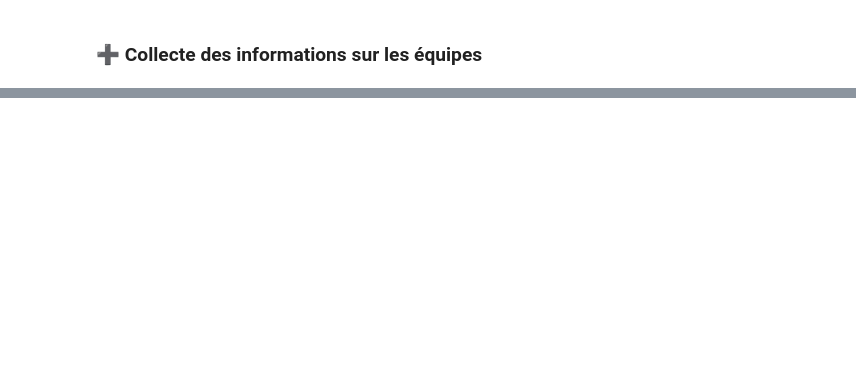
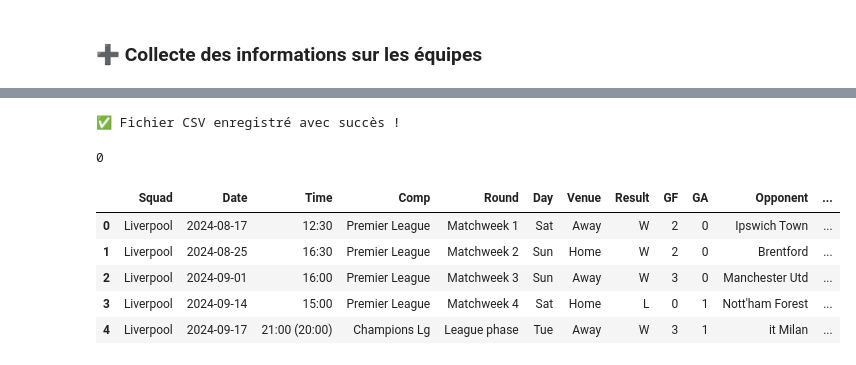
Before and after one commit to bouchramilo/FootData_Analytics_Modeling, a Jupyter notebook: notebooks/scraping.ipynb, the cells around one changed output, grey strips where cells are left out. Cells and saved outputs as stored; diff of their text form; code cells hidden in the pictures; blank space fills up the shorter version.

Commit message:
FAM-7 Collecte des informations sur les équipes (les matches)

```diff
--- a/notebooks/scraping.ipynb
+++ b/notebooks/scraping.ipynb
@@ -38,0 +324,25 @@ Premier League Seasons | FBref.com
+# %%
+import pandas as pd
+
+df = pd.DataFrame(datas_teams, columns=info_team_thead)
+
+# Sauvegarde au format CSV
+df.to_csv('../data/matchs_infos.csv', index=False, encoding='utf-8')
+
+print("✅ Fichier CSV enregistré avec succès !")
+# %% [output]
+✅ Fichier CSV enregistré avec succès !
+# %%
+df = pd.read_csv('../data/matchs_infos.csv')
+print(df.duplicated().sum())
+# %% [output]
+0
+# %%
+df.head(5)
+# %% [output]
+|  | Squad | Date | Time | Comp | Round | Day | Venue | Result | GF | GA | Opponent | ... |
+| 0 | Liverpool | 2024-08-17 | 12:30 | Premier League | Matchweek 1 | Sat | Away | W | 2 | 0 | Ipswich Town | ... |
+| 1 | Liverpool | 2024-08-25 | 16:30 | Premier League | Matchweek 2 | Sun | Home | W | 2 | 0 | Brentford | ... |
+| 2 | Liverpool | 2024-09-01 | 16:00 | Premier League | Matchweek 3 | Sun | Away | W | 3 | 0 | Manchester Utd | ... |
+| 3 | Liverpool | 2024-09-14 | 15:00 | Premier League | Matchweek 4 | Sat | Home | L | 0 | 1 | Nott'ham Forest | ... |
+| 4 | Liverpool | 2024-09-17 | 21:00 (20:00) | Champions Lg | League phase | Tue | Away | W | 3 | 1 | it Milan | ... |
```
Also changed, not shown: parts of 13 cells of this notebook, 1 other file.
